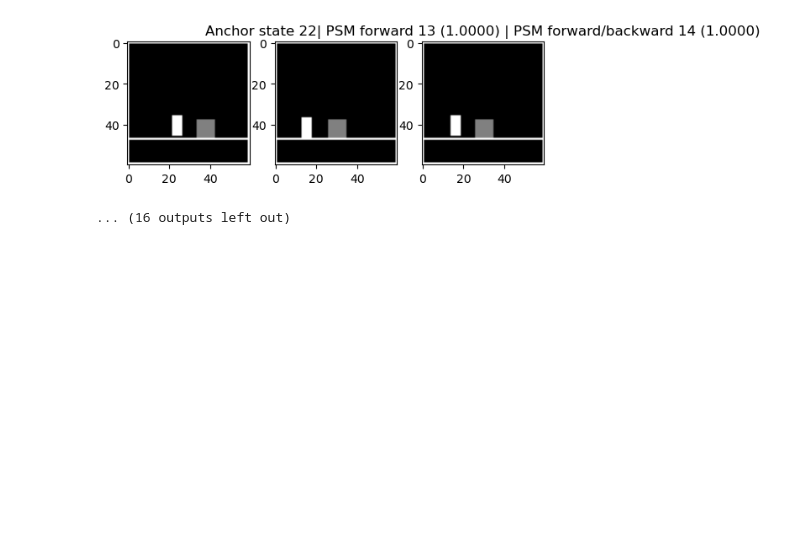
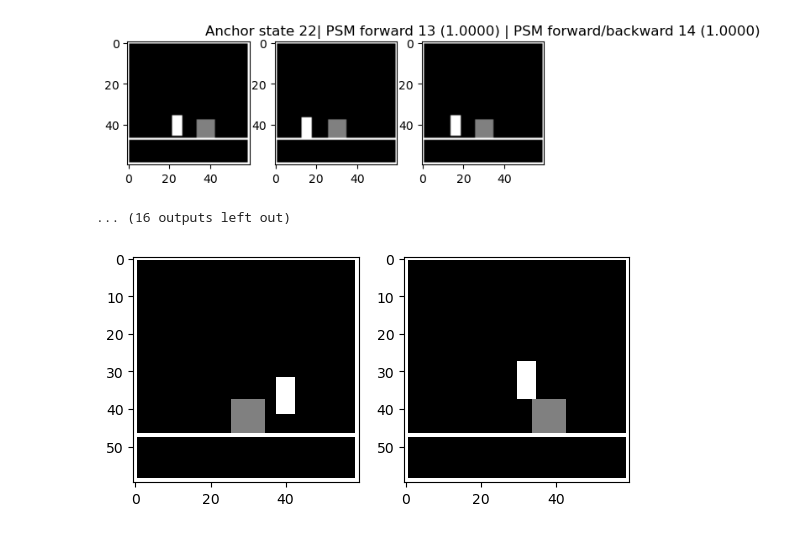
Before and after one commit to manusimidt/jku_master_thesis, a Jupyter notebook: visualize_psm.ipynb, the cells around one changed output. Drawn from its saved outputs; the diff is of its cells as text; code cells hidden in the pictures; blank space fills up the shorter version.

```diff
--- a/visualize_psm.ipynb
+++ b/visualize_psm.ipynb
@@ -26,8 +26,8 @@ def compare_imgs(a,b,c,title:str = ""):
    if len(title) > 0: plt.title(title)
    plt.show()
 # %%
-states_x, actions_x = generate_expert_trajectory(VanillaEnv(configurations=[(26, 12)]))
-states_y, actions_y = generate_expert_trajectory(VanillaEnv(configurations=[(34, 12)]))
+states_x, actions_x = generate_expert_episode(VanillaEnv(configurations=[(26, 12)]))
+states_y, actions_y = generate_expert_episode(VanillaEnv(configurations=[(34, 12)]))
 # %% [markdown]
 # Manual calculation of PSE
 # %% [markdown]
@@ -174,3 +175,11 @@ for compare_idx in range(0, len(actions_y)):
 [figure]
 [figure]
 ... (16 outputs left out)
+# %%
+compare_idx = 38
+
+ground_truth = psm.calculate_ground_trough(actions_x, actions_y)
+partner_idx = np.argmin(ground_truth[compare_idx])
+compare_2imgs(states_x[compare_idx],states_y[partner_idx])
+# %% [output]
+[figure, added]
```
Also changed, not shown: parts of 3 cells of this notebook, 8 other files.
